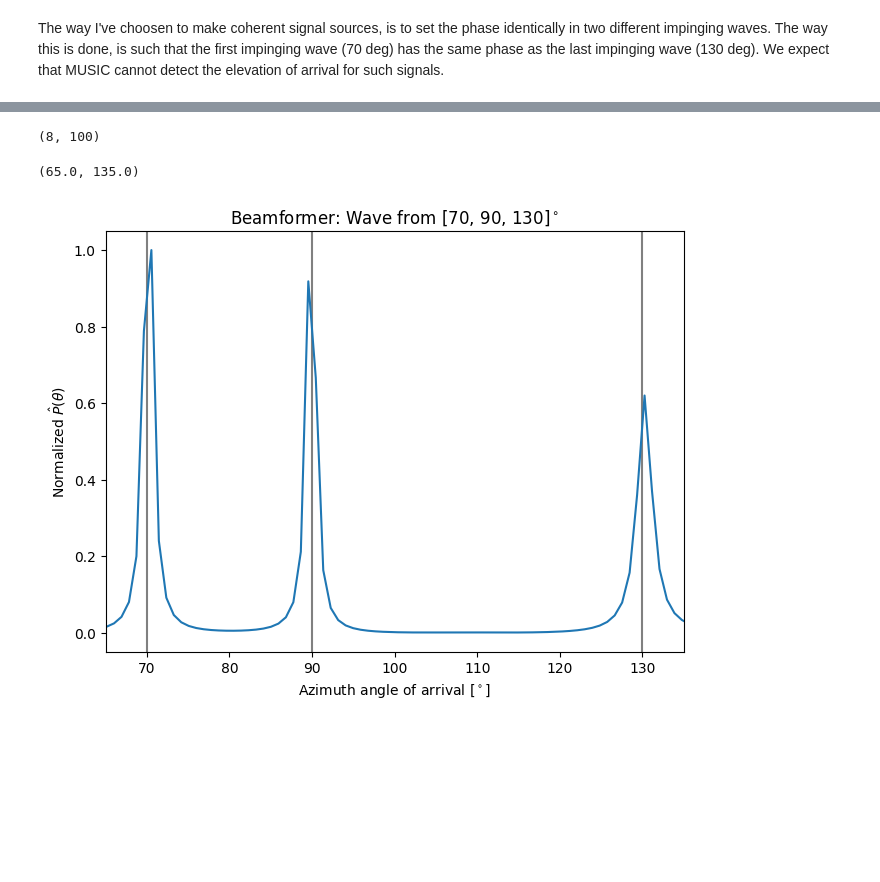
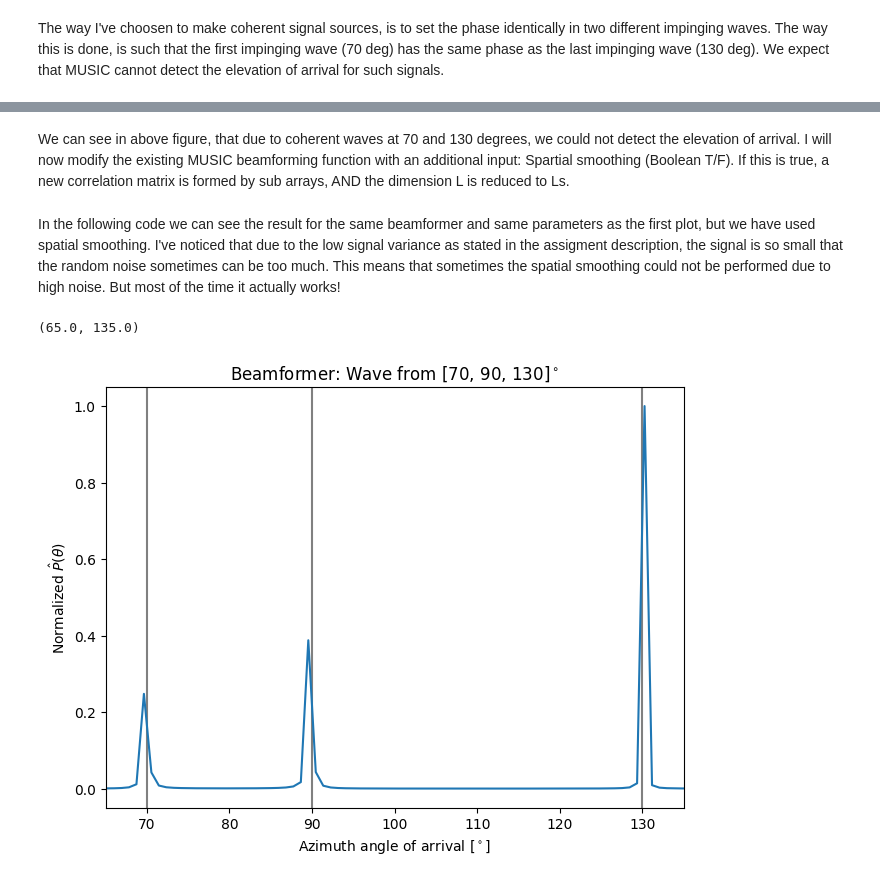
Before and after one commit to Madsen95/ASSP_Miniproject, a Jupyter notebook: dev/Spatial_smoothing.ipynb, the cells around one changed output, grey strips where cells are left out. Cells and saved outputs as stored; diff of their text form; code cells hidden in the pictures; blank space fills up the shorter version.

Commit message:
Spatial smoothing now working

```diff
--- a/dev/Spatial_smoothing.ipynb
+++ b/dev/Spatial_smoothing.ipynb
@@ -114,3 +114,5 @@ ax.set_xlim([np.min(el) - 5, np.max(el) + 5])
+# %% [markdown]
+We can see in above figure, that due to coherent waves at 70 and 130 degrees, we could not detect the elevation of arrival. I will now modify the existing MUSIC beamforming function with an additional input: Spartial smoothing (Boolean T/F). If this is true, a new correlation matrix is formed by sub arrays, AND the dimension L is reduced to Ls.
 # %%
 def MUSIC_beamforming_SM(x, r, M, Ls, spatial_smoothing=False, resolution=None, f0=2.4e9):
     # Function with spatial smoothing!
@@ -133,6 +135,7 @@ def MUSIC_beamforming_SM(x, r, M, Ls, spatial_smoothing=False, resolution=None,
         JLs = np.flipud(np.eye(Ls))
         R_fb = 1/2 * (R_f + JLs @ R_f.conj() @ JLs)
         Rxx = R_fb
+        L = Ls
     else:
         Rxx = x @ x.conj().T
 
@@ -157,42 +160,32 @@ def MUSIC_beamforming_SM(x, r, M, Ls, spatial_smoothing=False, resolution=None,
         P_MUSIC[n] = 1 / (A[:,n].conj().T @ Un @ Un.conj().T @ A[:,n])
 
     return P_MUSIC, np.rad2deg(el_search)
+# %% [markdown]
+In the following code we can see the result for the same beamformer and same parameters as the first plot, but we have used spatial smoothing. I've noticed that due to the low signal variance as stated in the assigment description, the signal is so small that the random noise sometimes can be too much. This means that sometimes the spatial smoothing could not be performed due to high noise. But most of the time it actually works!
 # %%
 el = [70, 90, 130]   # Impinging waves
 L = 8          # Number of elements in ULA
 N = 100         # Number of observations
 Ls = 4
 P = L - Ls + 1 # How many identical overlapping subarrays of size Ls <= L
 
 phi = np.random.uniform(low=0, high=2*np.pi, size=(len(el), N))
-#phi[0, :] = phi[-1, :] # Make first and last wave coherent
+phi[0, :] = phi[-1, :] # Make first and last wave coherent
 
 x, r = get_ULA(el, L, N, sVar=0.01**2, phi=phi)
 x += get_noise(x, 5)
-Pm, el_music = MUSIC_beamforming_SM(x, r, len(el), Ls)
-
-
-
-print(x.shape)
-R_p = 0
-for p in range(P):
-    x_p = x[p : p+Ls]
-    R_p += x_p @ x_p.conj().T
-R_f = R_p / P
-JLs = np.flipud(np.eye(Ls))
-R_fb = 1/2 * (R_f + JLs @ R_f.conj() @ JLs)
+Pm, el_music = MUSIC_beamforming_SM(x, r, len(el), Ls, True)
 
 # Plot solution
 fig, ax = plt.subplots()
 for theta in el:
     ax.axvline(x = theta, color='gray')
 fig.tight_layout()
 ax.plot(el_music, normalize(Pm), label='MUSIC')
 ax.set_title(f'Beamformer: Wave from {el}$^\\circ$')
 ax.set_ylabel('Normalized $\hat{P}(\\theta)$')
 ax.set_xlabel('Azimuth angle of arrival [$^\\circ$]')
 ax.set_xlim([np.min(el) - 5, np.max(el) + 5])
 # %% [output]
-(8, 100)
+(65.0, 135.0)
-(65.0, 135.0)
-[figure, old version]
+[figure, new version]
```
Also changed, not shown: parts of 1 cell of this notebook.
